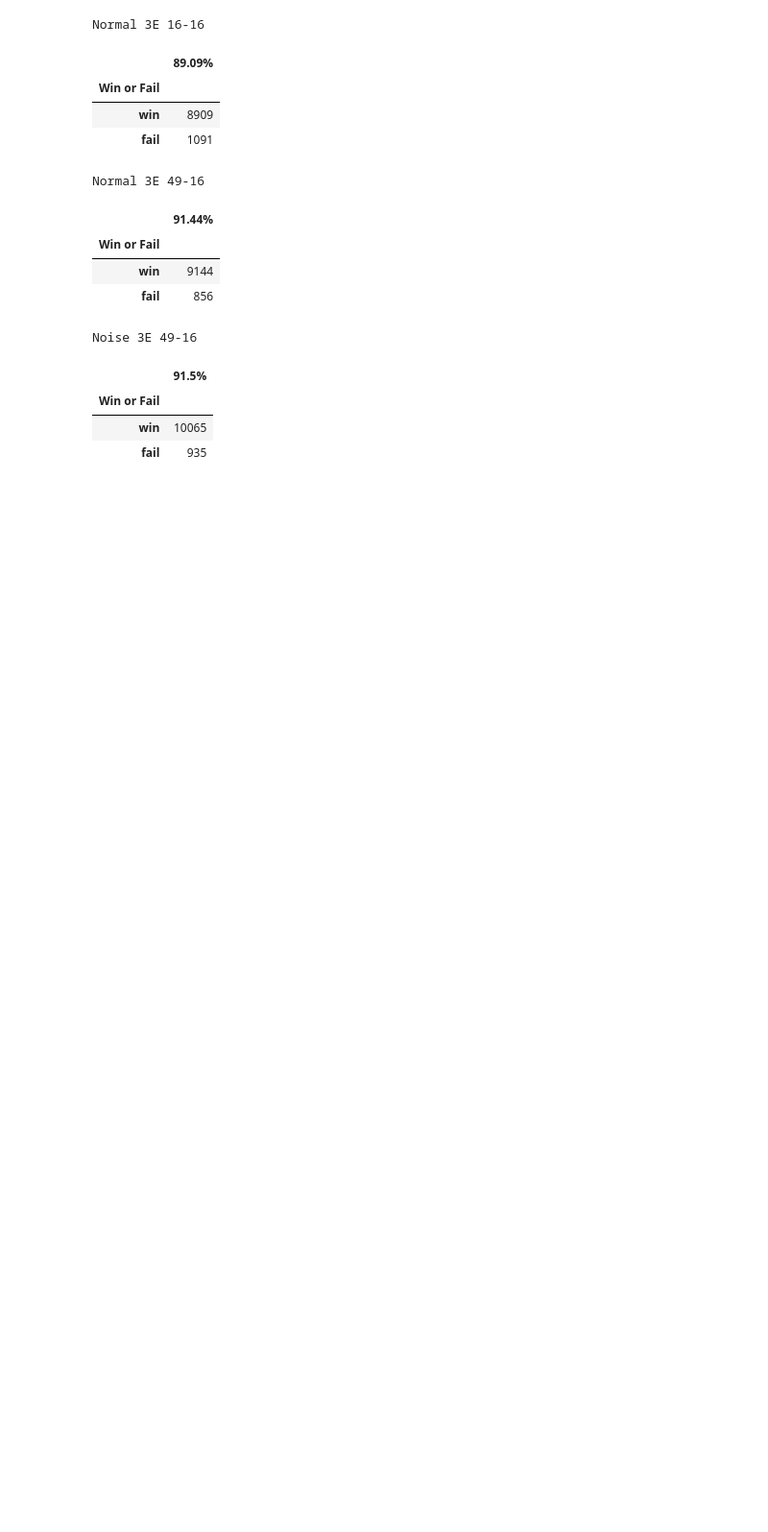
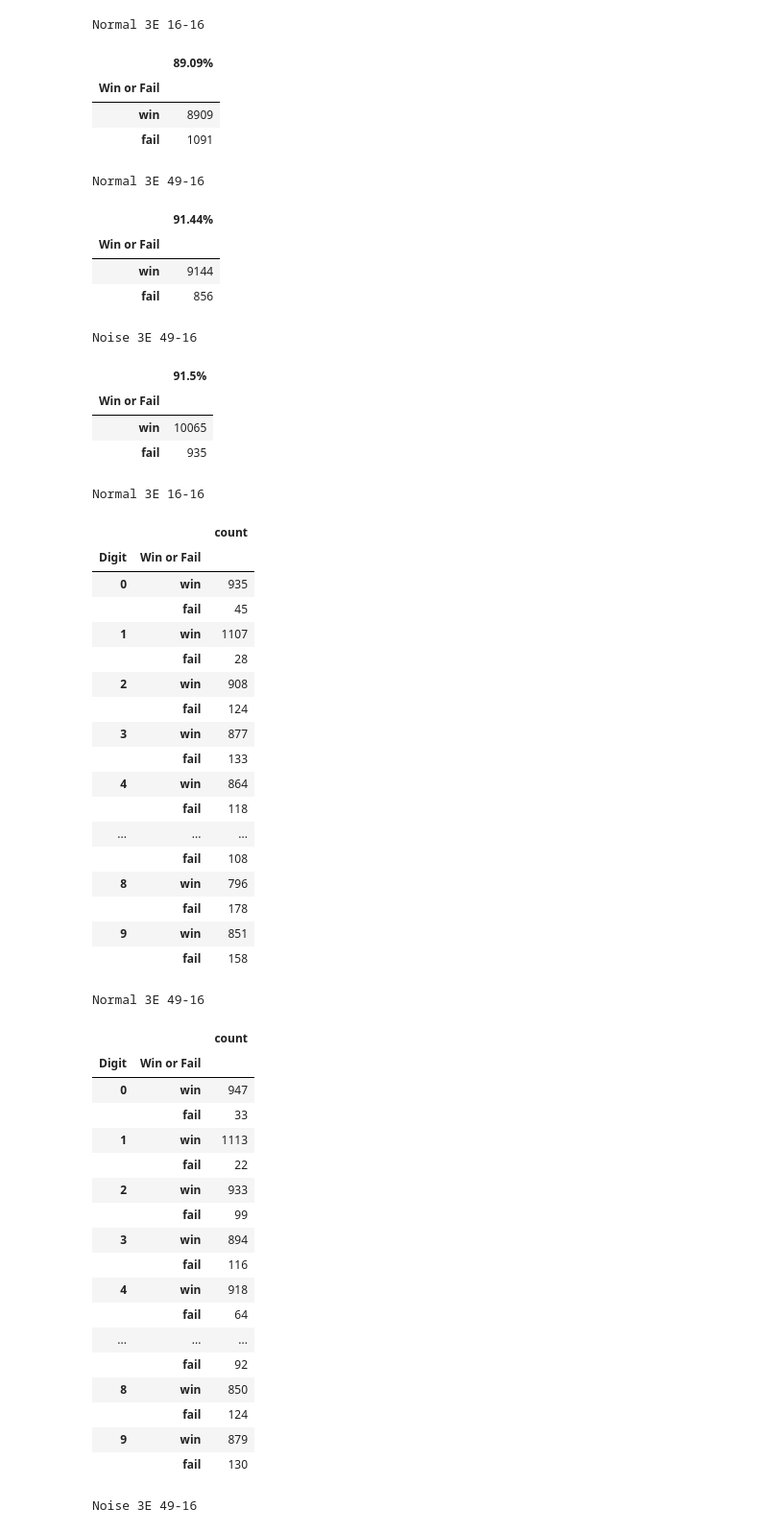
Before and after one commit to Huraqan/SimpleNeuralNetwork, a Jupyter notebook: notebook3-analysis.ipynb, the cells around one changed output. Shown: that part at 96% size. Drawn from its saved outputs; the diff is of its cells as text; code cells hidden in the pictures; blank space fills up the shorter version.

```diff
--- a/notebook3-analysis.ipynb
+++ b/notebook3-analysis.ipynb
@@ -105,3 +134,49 @@ Noise 3E 49-16
 | Win or Fail |  |
 | win | 10065 |
 | fail | 935 |
+# %%
+side_by_side({
+    "Normal 3E 16-16": get_win_fails_by_digit(costs_normal_3e_16_16),
+    "Normal 3E 49-16": get_win_fails_by_digit(costs_normal_3e_49_16),
+    "Noise 3E 49-16": get_win_fails_by_digit(costs_noise_3e_49_16),
+})
+# %% [output]
+Normal 3E 16-16
+|  |  | count |
+| Digit | Win or Fail |  |
+| 0 | win | 935 |
+|  | fail | 45 |
+| 1 | win | 1107 |
+|  | fail | 28 |
+| 2 | win | 908 |
+|  | fail | 124 |
+| 3 | win | 877 |
+|  | fail | 133 |
+| 4 | win | 864 |
+|  | fail | 118 |
+| ... | ... | ... |
+|  | fail | 108 |
+| 8 | win | 796 |
+|  | fail | 178 |
+| 9 | win | 851 |
+|  | fail | 158 |
+Normal 3E 49-16
+|  |  | count |
+| Digit | Win or Fail |  |
+| 0 | win | 947 |
+|  | fail | 33 |
+| 1 | win | 1113 |
+|  | fail | 22 |
+| 2 | win | 933 |
+|  | fail | 99 |
+| 3 | win | 894 |
+|  | fail | 116 |
+| 4 | win | 918 |
+|  | fail | 64 |
+| ... | ... | ... |
+|  | fail | 92 |
+| 8 | win | 850 |
+|  | fail | 124 |
+| 9 | win | 879 |
+|  | fail | 130 |
+Noise 3E 49-16
```
Also changed, not shown: parts of 6 cells of this notebook, 7 other files.
